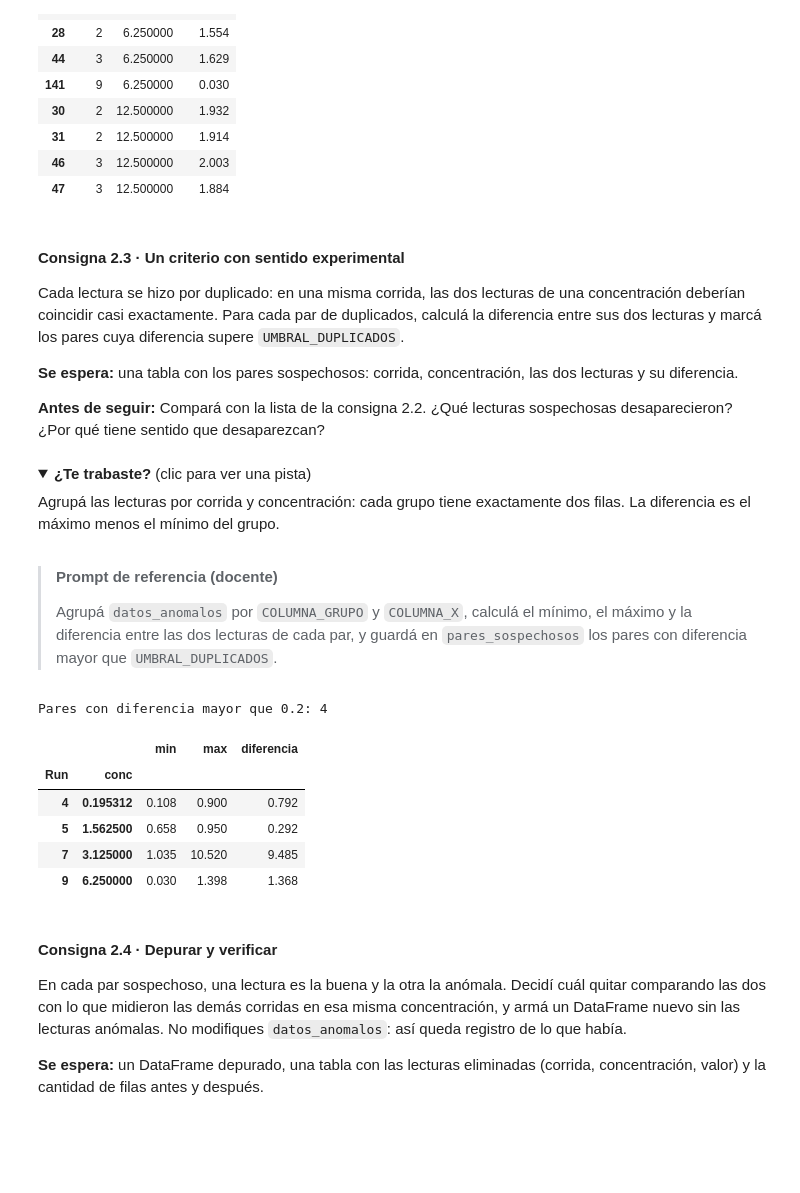
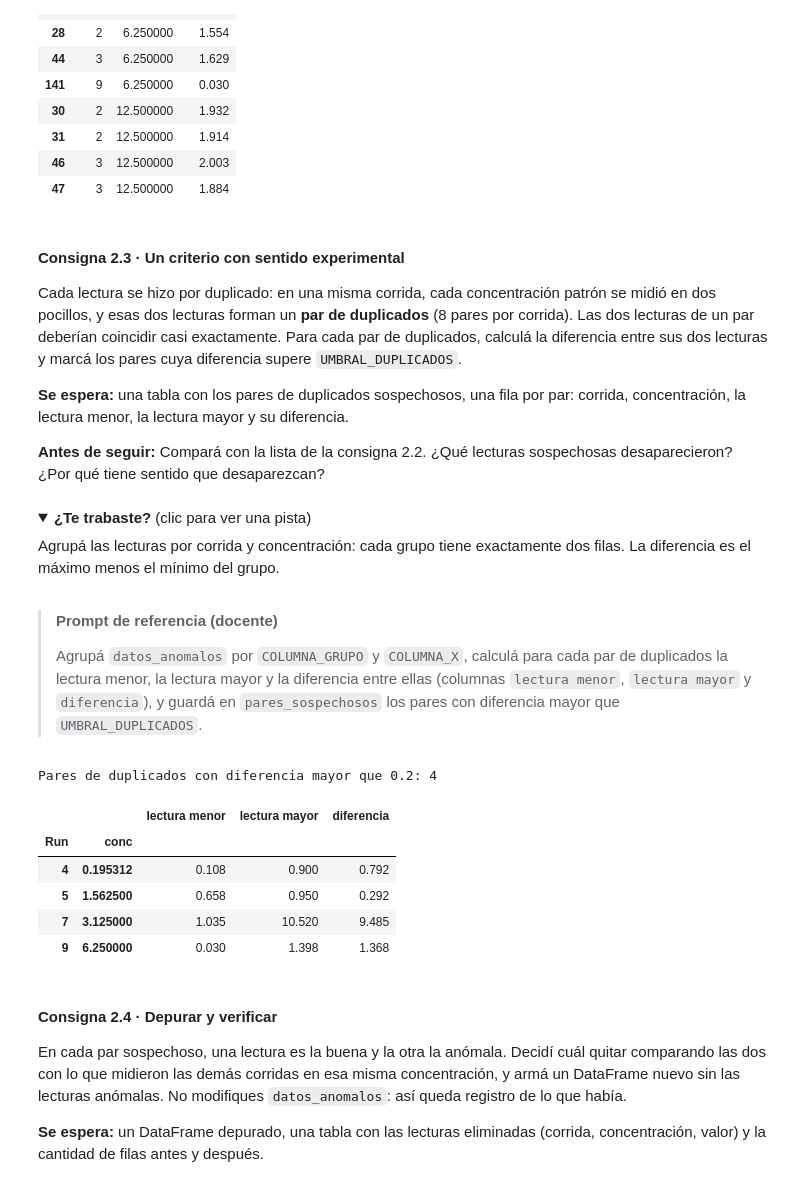
Before and after one commit to mberdakin/ai-data-analysis-workshop-chemistry, a Jupyter notebook: modulo-7/resuelto.ipynb, the cells around one changed output. Cells and saved outputs as stored; diff of their text form; code cells hidden in the pictures; folded sections open; blank space fills up the shorter version.

```diff
--- a/modulo-7/resuelto.ipynb
+++ b/modulo-7/resuelto.ipynb
@@ -308,9 +306,9 @@ Lecturas sospechosas: 10
 # %% [markdown]
 #### Consigna 2.3 · Un criterio con sentido experimental
 
-Cada lectura se hizo por duplicado: en una misma corrida, las dos lecturas de una concentración deberían coincidir casi exactamente. Para cada par de duplicados, calculá la diferencia entre sus dos lecturas y marcá los pares cuya diferencia supere `UMBRAL_DUPLICADOS`.
+Cada lectura se hizo por duplicado: en una misma corrida, cada concentración patrón se midió en dos pocillos, y esas dos lecturas forman un **par de duplicados** (8 pares por corrida). Las dos lecturas de un par deberían coincidir casi exactamente. Para cada par de duplicados, calculá la diferencia entre sus dos lecturas y marcá los pares cuya diferencia supere `UMBRAL_DUPLICADOS`.
 
-**Se espera:** una tabla con los pares sospechosos: corrida, concentración, las dos lecturas y su diferencia.
+**Se espera:** una tabla con los pares de duplicados sospechosos, una fila por par: corrida, concentración, la lectura menor, la lectura mayor y su diferencia.
 
 **Antes de seguir:** Compará con la lista de la consigna 2.2. ¿Qué lecturas sospechosas desaparecieron? ¿Por qué tiene sentido que desaparezcan?
 # %% [markdown]
@@ -323,16 +321,18 @@ Agrupá las lecturas por corrida y concentración: cada grupo tiene exactamente
 # %% [markdown]
 > **Prompt de referencia (docente)**
 >
-> Agrupá `datos_anomalos` por `COLUMNA_GRUPO` y `COLUMNA_X`, calculá el mínimo, el máximo y la diferencia entre las dos lecturas de cada par, y guardá en `pares_sospechosos` los pares con diferencia mayor que `UMBRAL_DUPLICADOS`.
+> Agrupá `datos_anomalos` por `COLUMNA_GRUPO` y `COLUMNA_X`, calculá para cada par de duplicados la lectura menor, la lectura mayor y la diferencia entre ellas (columnas `lectura menor`, `lectura mayor` y `diferencia`), y guardá en `pares_sospechosos` los pares con diferencia mayor que `UMBRAL_DUPLICADOS`.
 # %%
+# Cada grupo (corrida, concentración) es un par de duplicados: exactamente dos lecturas
 pares = datos_anomalos.groupby([COLUMNA_GRUPO, COLUMNA_X])[COLUMNA_Y].agg(["min", "max"])
-pares["diferencia"] = pares["max"] - pares["min"]
+pares.columns = ["lectura menor", "lectura mayor"]
+pares["diferencia"] = pares["lectura mayor"] - pares["lectura menor"]
 pares_sospechosos = pares[pares["diferencia"] > UMBRAL_DUPLICADOS]
-print(f"Pares con diferencia mayor que {UMBRAL_DUPLICADOS}: {len(pares_sospechosos)}")
+print(f"Pares de duplicados con diferencia mayor que {UMBRAL_DUPLICADOS}: {len(pares_sospechosos)}")
 pares_sospechosos.round(3)
 # %% [output]
-Pares con diferencia mayor que 0.2: 4
+Pares de duplicados con diferencia mayor que 0.2: 4
-|  |  | min | max | diferencia |
+|  |  | lectura menor | lectura mayor | diferencia |
 | Run | conc |  |  |  |
 | 4 | 0.195312 | 0.108 | 0.900 | 0.792 |
 | 5 | 1.562500 | 0.658 | 0.950 | 0.292 |
```
Also changed, not shown: parts of 27 cells of this notebook, 4 other files.
